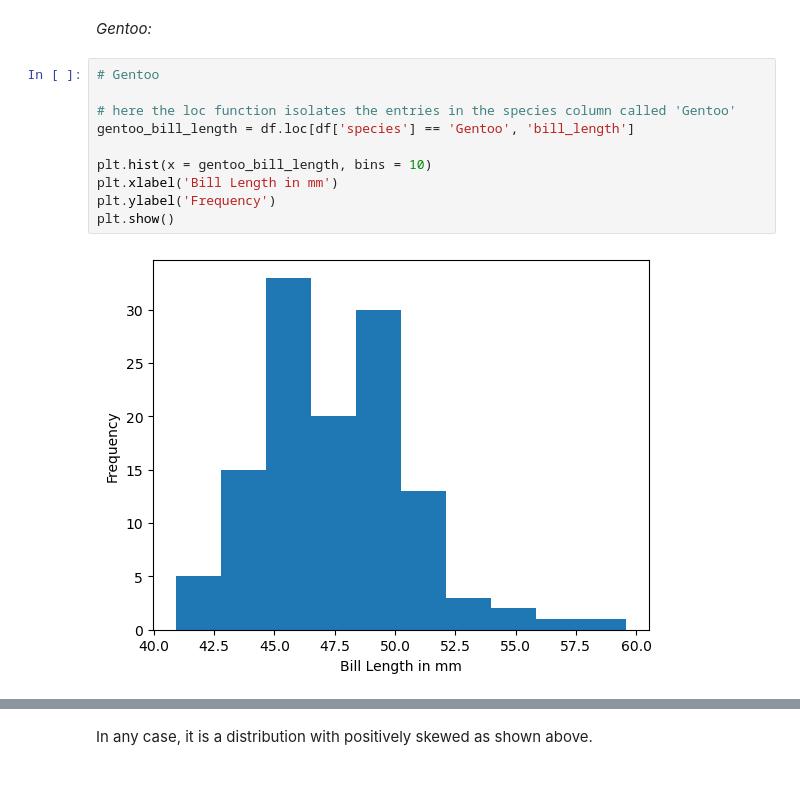
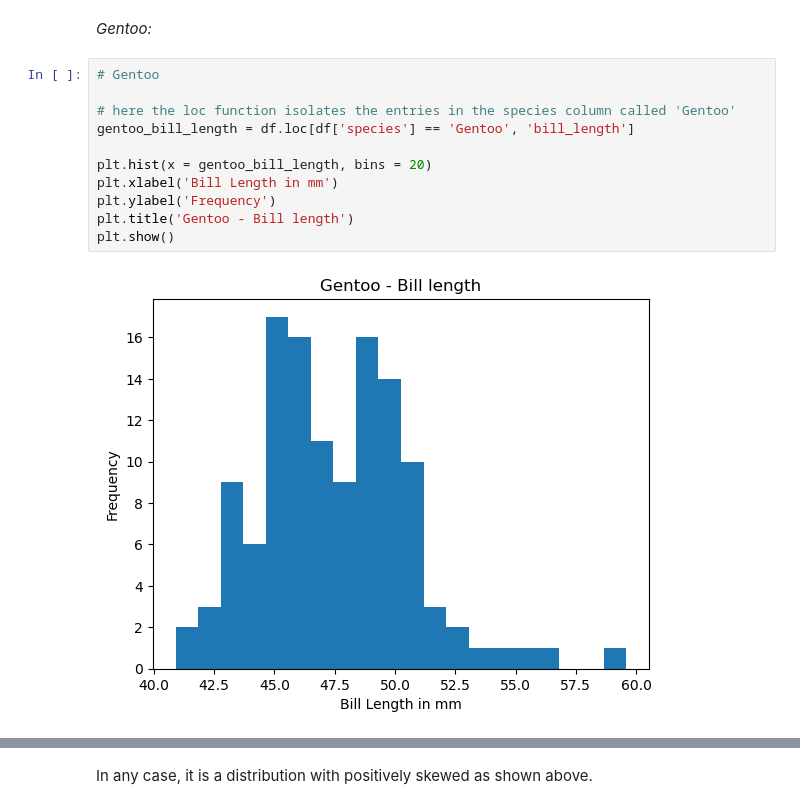
Before and after one commit to jmce22/fund_data, a Jupyter notebook: tasks.ipynb, the cells around one changed output, grey strips where cells are left out. Saved outputs shown, nothing was run; the diff lists cells and outputs as text; blank space fills up the shorter version.

```diff
--- a/tasks.ipynb
+++ b/tasks.ipynb
@@ -360,15 +364,16 @@ print(skew_bl_adelie)
 # %%
 # Gentoo
 
 # here the loc function isolates the entries in the species column called 'Gentoo'
 gentoo_bill_length = df.loc[df['species'] == 'Gentoo', 'bill_length']
 
-plt.hist(x = gentoo_bill_length, bins = 10)
+plt.hist(x = gentoo_bill_length, bins = 20)
 plt.xlabel('Bill Length in mm')
 plt.ylabel('Frequency')
+plt.title('Gentoo - Bill length')
 plt.show()
 # %% [output]
-[figure, old version]
+[figure, new version]
 # %% [markdown]
 Bill length for Gentoo penguins possibly follows a Gumble distribution, as illustrated on the numpy page for that distribution:
 
```
Also changed, not shown: parts of 17 cells of this notebook, 1 other file.
